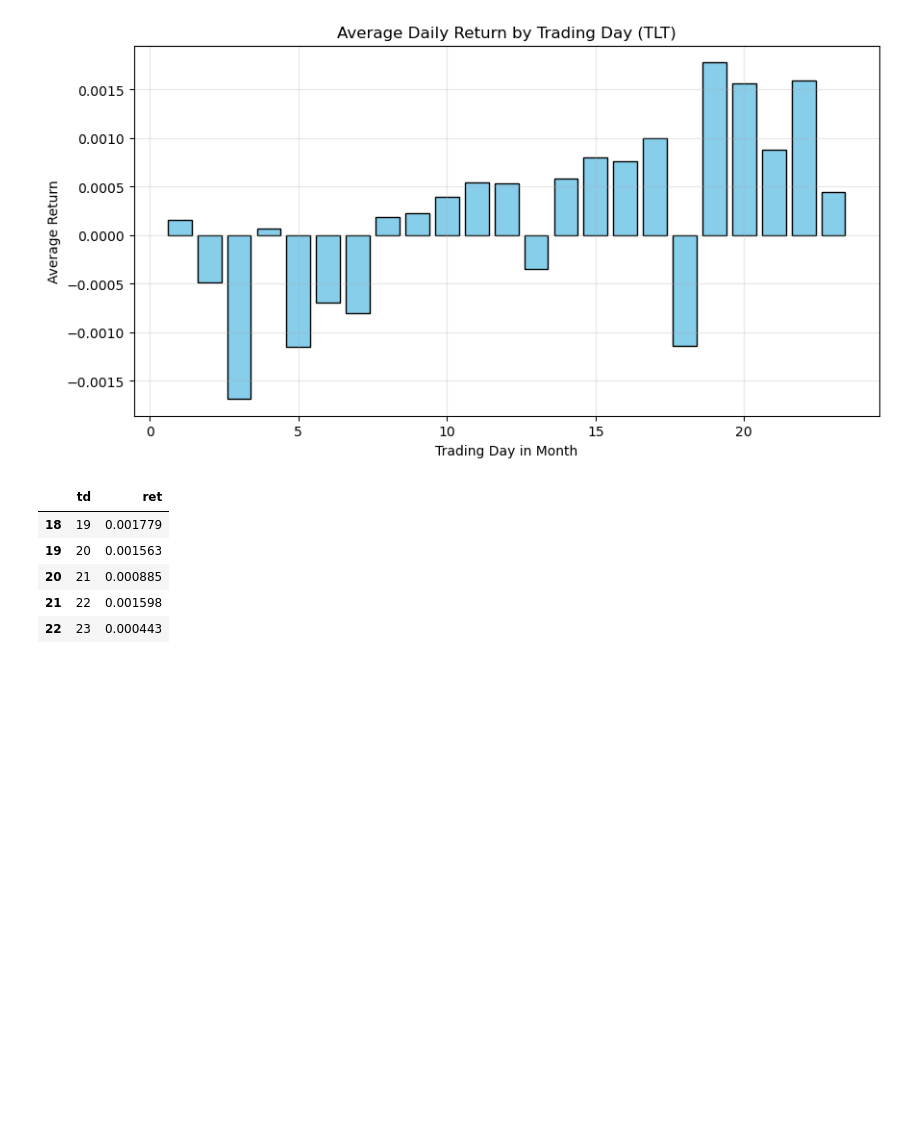
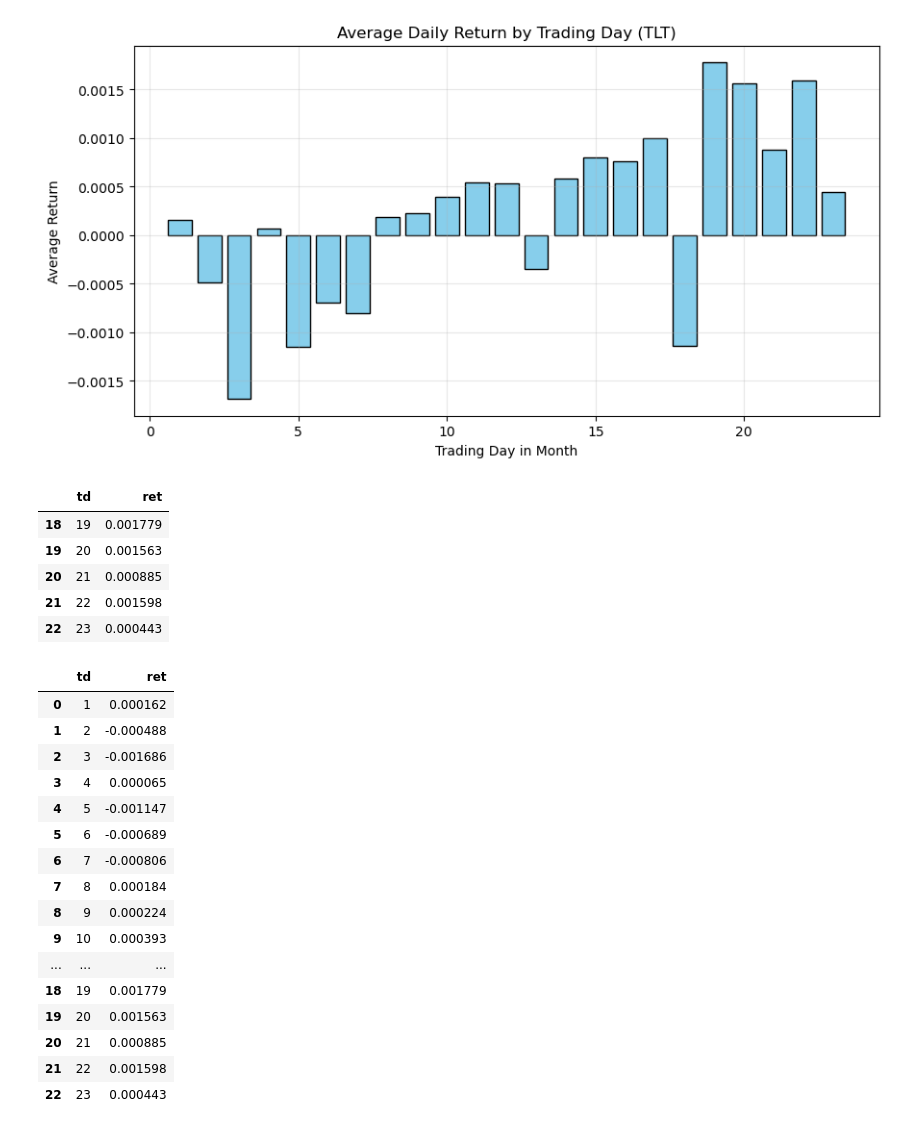
Before and after one commit to scimmione1/FromZeroToQuant-, a Jupyter notebook: 09_papers/01_The Unintended Consequences of Rebalancing/13_JNK_etf.ipynb, the cells around one changed output. Drawn from its saved outputs; the diff is of its cells as text; code cells hidden in the pictures; blank space fills up the shorter version.

```diff
--- a/09_papers/01_The Unintended Consequences of Rebalancing/13_JNK_etf.ipynb
+++ b/09_papers/01_The Unintended Consequences of Rebalancing/13_JNK_etf.ipynb
@@ -328,3 +328,23 @@ avg_daily_returns.tail()
 | 20 | 21 | 0.000885 |
 | 21 | 22 | 0.001598 |
 | 22 | 23 | 0.000443 |
+# %%
+avg_daily_returns
+# %% [output]
+|  | td | ret |
+| 0 | 1 | 0.000162 |
+| 1 | 2 | -0.000488 |
+| 2 | 3 | -0.001686 |
+| 3 | 4 | 0.000065 |
+| 4 | 5 | -0.001147 |
+| 5 | 6 | -0.000689 |
+| 6 | 7 | -0.000806 |
+| 7 | 8 | 0.000184 |
+| 8 | 9 | 0.000224 |
+| 9 | 10 | 0.000393 |
+| ... | ... | ... |
+| 18 | 19 | 0.001779 |
+| 19 | 20 | 0.001563 |
+| 20 | 21 | 0.000885 |
+| 21 | 22 | 0.001598 |
+| 22 | 23 | 0.000443 |
```
Also changed, not shown: parts of 1 cell of this notebook.
